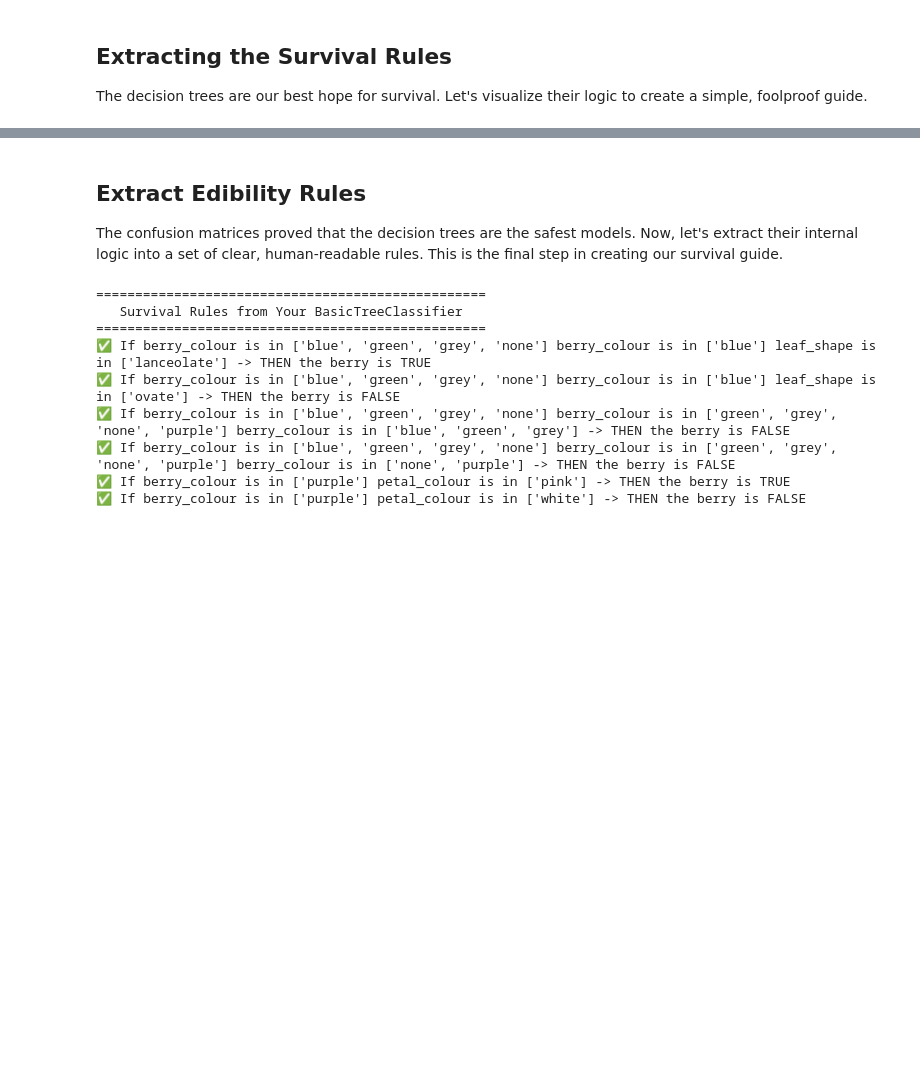
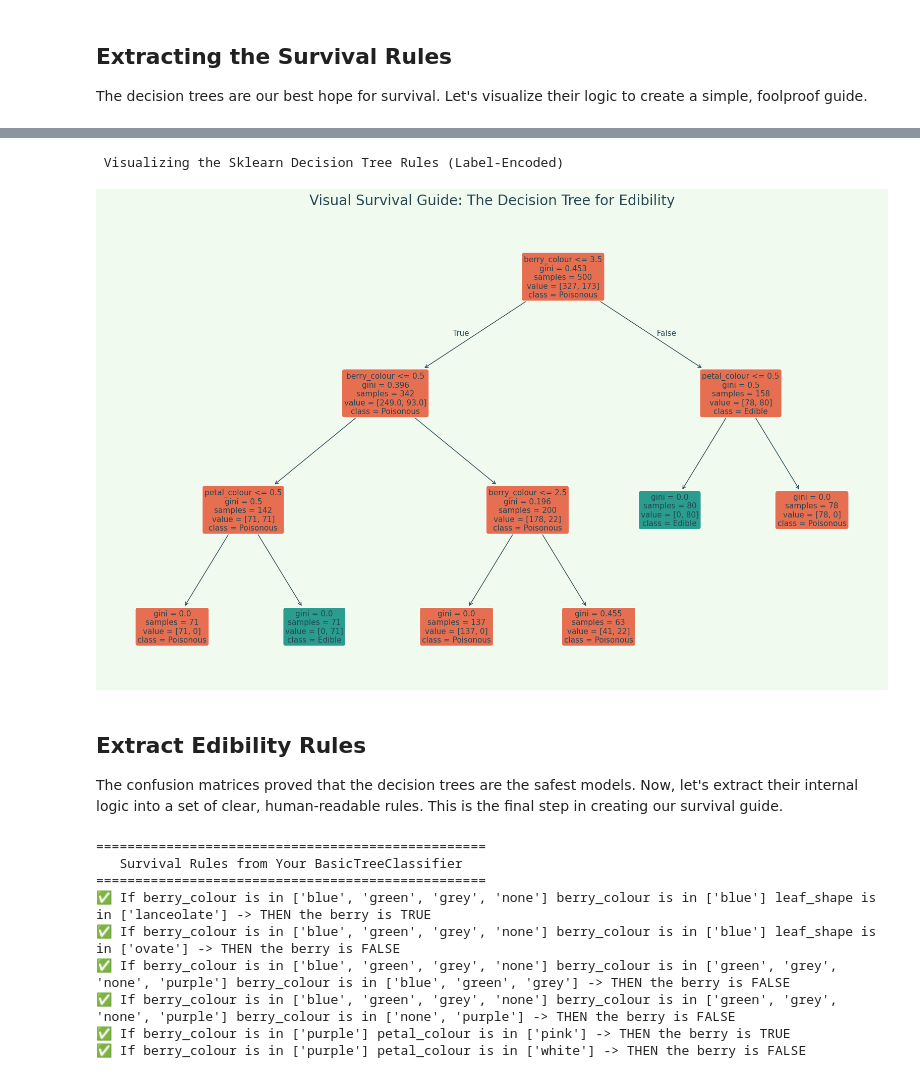
Before and after one commit to nanjala116/unsupervised-island, a Jupyter notebook: notebooks/02_edibility_prediction.ipynb, the cells around one changed output, grey strips where cells are left out. Drawn from its saved outputs; the diff is of its cells as text; code cells hidden in the pictures; blank space fills up the shorter version.

Commit message:
ft(Analysis): Completes analysis for edibility predictions and fixes error

```diff
--- a/notebooks/02_edibility_prediction.ipynb
+++ b/notebooks/02_edibility_prediction.ipynb
@@ -380,3 +358,49 @@ AttributeError: 'Axes' object has no attribute 'get_artists'
+# %%
+# Visualizing the Sklearn Decision Tree Rules
+print("\n Visualizing the Sklearn Decision Tree Rules (Label-Encoded)")
+
+# Create the plot
+plt.figure(figsize=(20, 12), facecolor=PALETTE['background'])
+
+# Use the trained sklearn DecisionTreeClassifier instance
+sklearn_tree_model = models["Sklearn DecisionTreeClassifier"]
+
+# Draw the tree using the correct feature names
+tree_plot = plot_tree(
+    sklearn_tree_model,
+    feature_names=feature_names,
+    class_names=['Poisonous', 'Edible'],
+    filled=True,
+    rounded=True,
+    fontsize=11,
+    label='all',
+    impurity=True
+)
+
+# Manually Style the Plotted Tree
+ax = plt.gca()
+for artist in ax.get_children():
+    if isinstance(artist, plt.Rectangle):
+        artist.set_edgecolor(PALETTE['primary'])
+        artist.set_linewidth(1.5)
+
+for artist in tree_plot:
+    # Set the color of the text in the tree nodes
+    artist.set_color(PALETTE['primary'])
+
+    bbox = artist.get_bbox_patch()
+    if bbox:
+        # Set the face color based on the class
+        if bbox.get_facecolor()[0] > 0.5:
+             bbox.set_facecolor(PALETTE['inedible'])
+        else:
+             bbox.set_facecolor(PALETTE['edible'])
+
+plt.title("Visual Survival Guide: The Decision Tree for Edibility", fontsize=20, pad=20, color=PALETTE['primary'])
+plt.show()
+# %% [output]
+ Visualizing the Sklearn Decision Tree Rules (Label-Encoded)
+[figure, added]
 # %% [markdown]
 ## **Extract Edibility Rules**
 The confusion matrices proved that the decision trees are the safest models. Now, let's extract their internal logic into a set of clear, human-readable rules. This is the final step in creating our survival guide.
```
Also changed, not shown: parts of 18 cells of this notebook.
